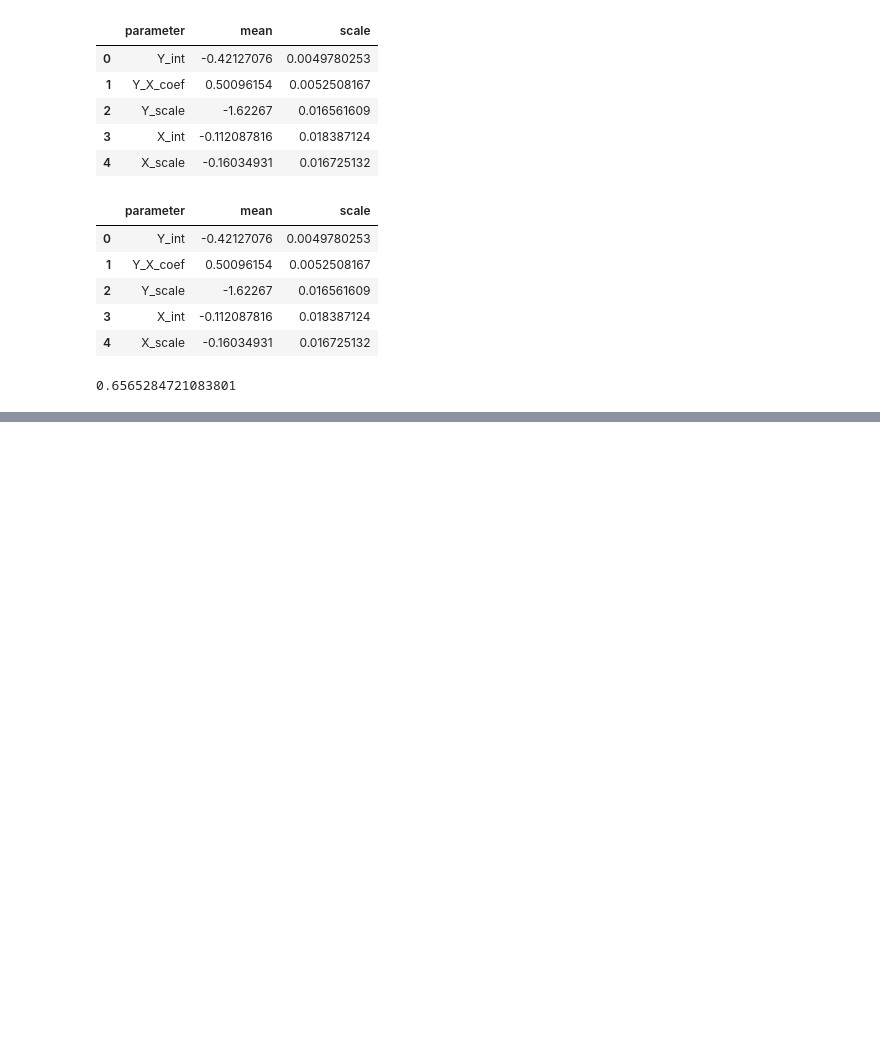
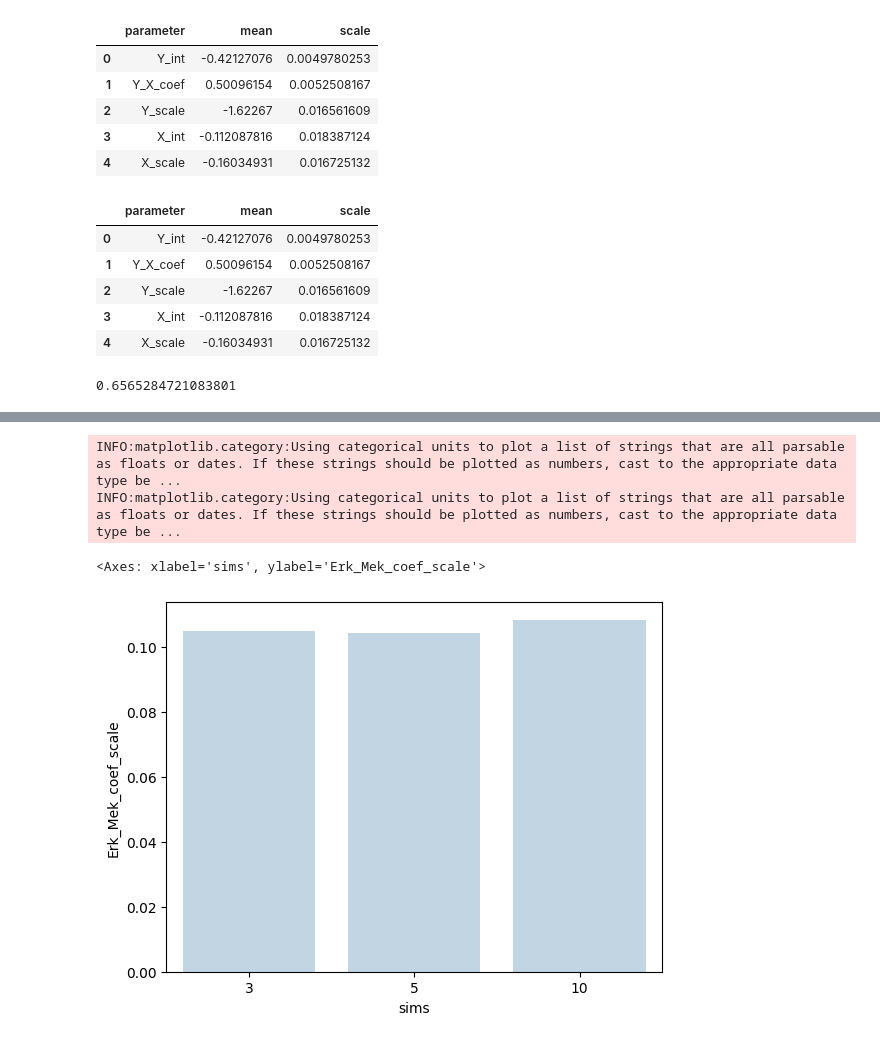
Before and after one commit to devonjkohler/Causomic, a Jupyter notebook: vignettes/methods_paper/TF_simulation.ipynb, the cells around one changed output, grey strips where cells are left out. Cells and saved outputs as stored; diff of their text form; code cells hidden in the pictures; blank space fills up the shorter version.

```diff
--- a/vignettes/methods_paper/TF_simulation.ipynb
+++ b/vignettes/methods_paper/TF_simulation.ipynb
@@ -3964,0 +4070,12 @@ lvm.parameters
+# %%
+priors10 = pd.DataFrame(pd.concat(prior_test, ignore_index=True).mean()).T
+priors10.loc[:, "sims"] = 10
+# %%
+priors5 = pd.DataFrame(pd.concat(prior_test, ignore_index=True).mean()).T
+priors5.loc[:, "sims"] = 5
+# %%
+priors3 = pd.DataFrame(pd.concat(prior_test, ignore_index=True).mean()).T
+priors3.loc[:, "sims"] = 3
+# %%
+priors_comp = pd.concat([priors5, priors3, priors10], ignore_index=True)
+priors_comp.head()
@@ -3964,0 +4090,7 @@ lvm.parameters
+# %%
+sns.barplot(data=priors_comp, y="Erk_Mek_coef_scale", x="sims", alpha=.3)
+# %% [output]
+INFO:matplotlib.category:Using categorical units to plot a list of strings that are all parsable as floats or dates. If these strings should be plotted as numbers, cast to the appropriate data type be ...
+INFO:matplotlib.category:Using categorical units to plot a list of strings that are all parsable as floats or dates. If these strings should be plotted as numbers, cast to the appropriate data type be ...
+<Axes: xlabel='sims', ylabel='Erk_Mek_coef_scale'>
+[figure, added]
```
Also changed, not shown: parts of 8 cells of this notebook, 5 other files.
